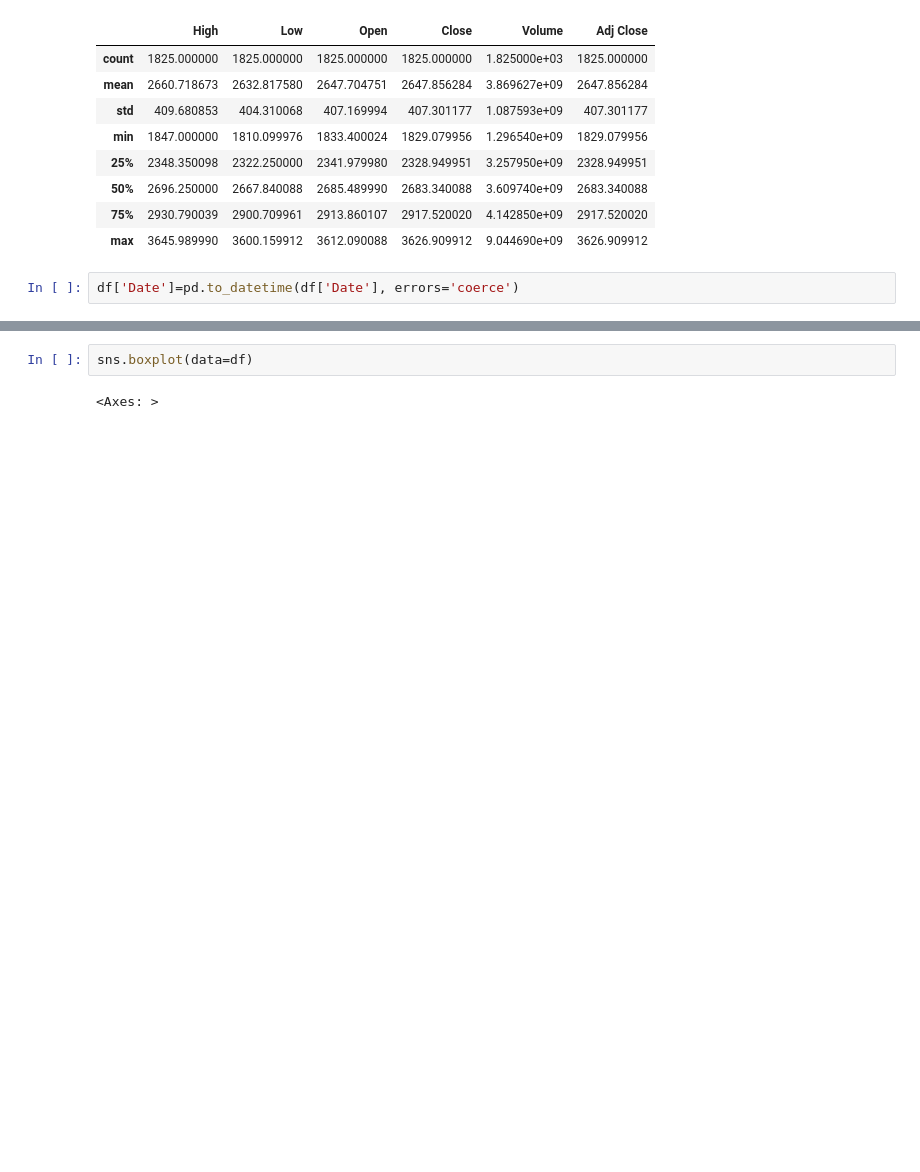
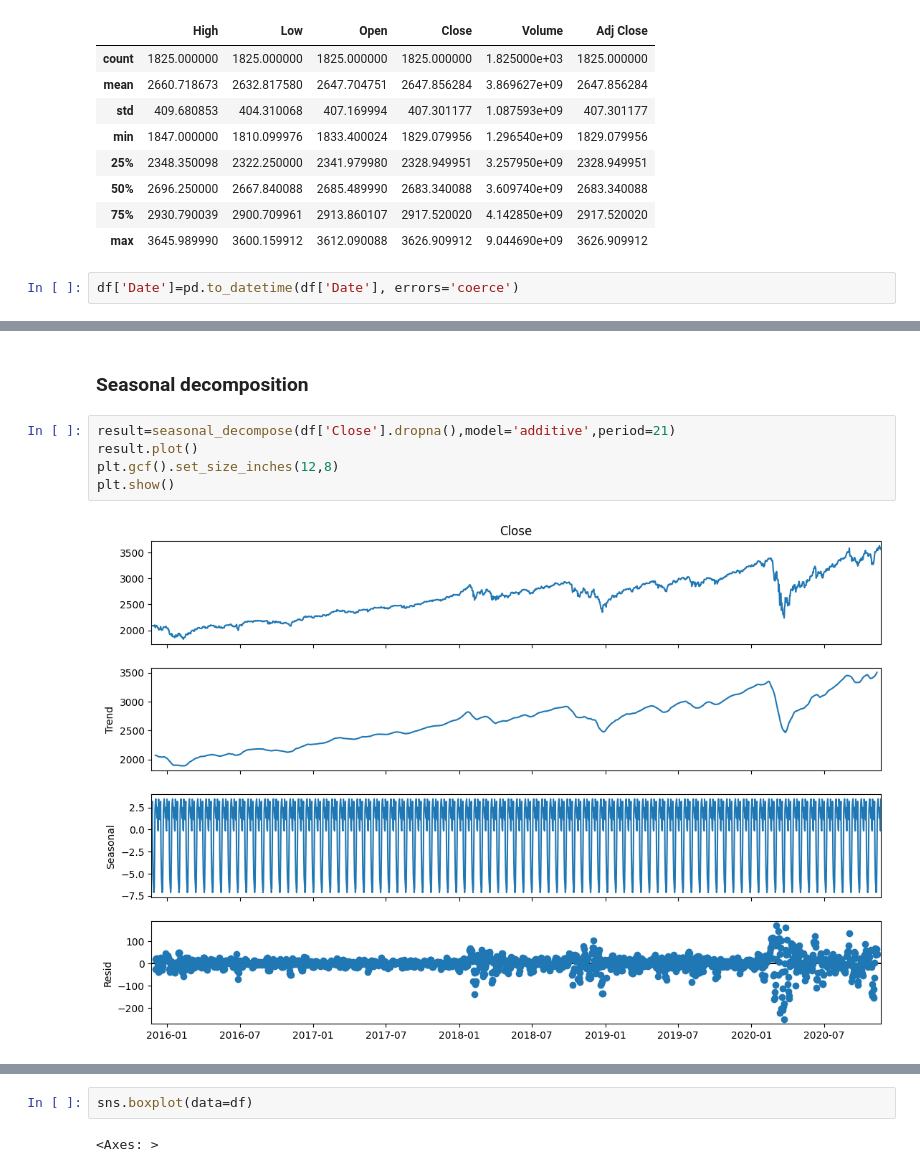
Before and after one commit to Handras18/Time-Series-Forecasting, a Jupyter notebook: 01_eda.ipynb, the cells around one changed output, grey strips where cells are left out. Cells and saved outputs as stored; diff of their text form; blank space fills up the shorter version.

```diff
--- a/01_eda.ipynb
+++ b/01_eda.ipynb
@@ -75,0 +218,9 @@ np.int64(0)
+# %% [markdown]
+### Seasonal decomposition
+# %%
+result=seasonal_decompose(df['Close'].dropna(),model='additive',period=21)
+result.plot()
+plt.gcf().set_size_inches(12,8)
+plt.show()
+# %% [output]
+[figure, added]
```
Also changed, not shown: parts of 26 cells of this notebook.
